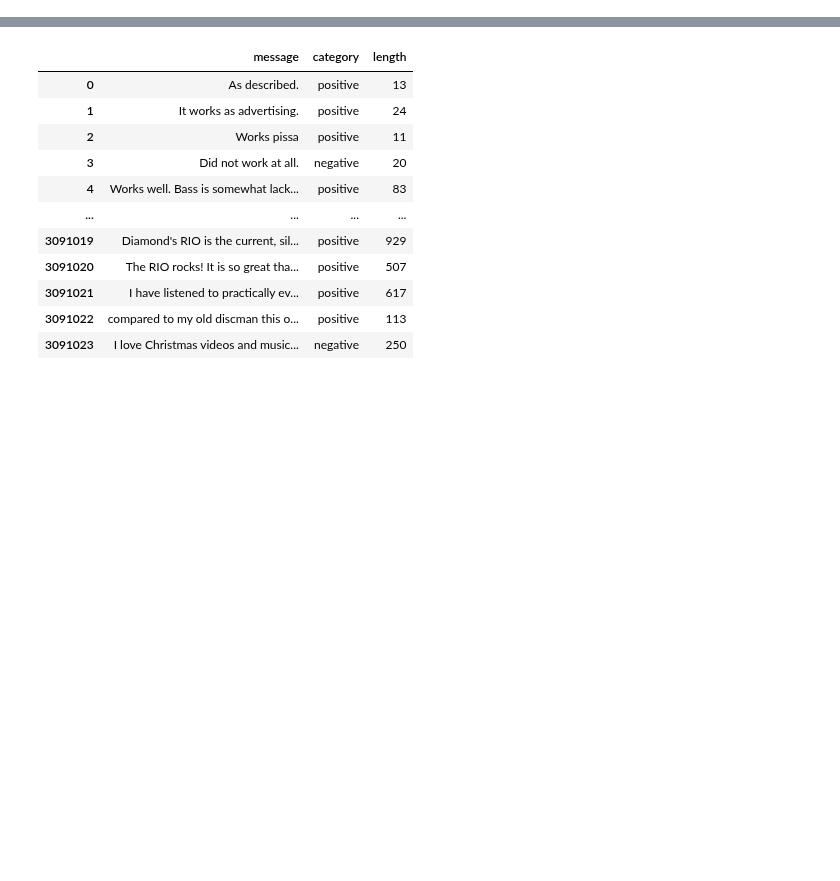
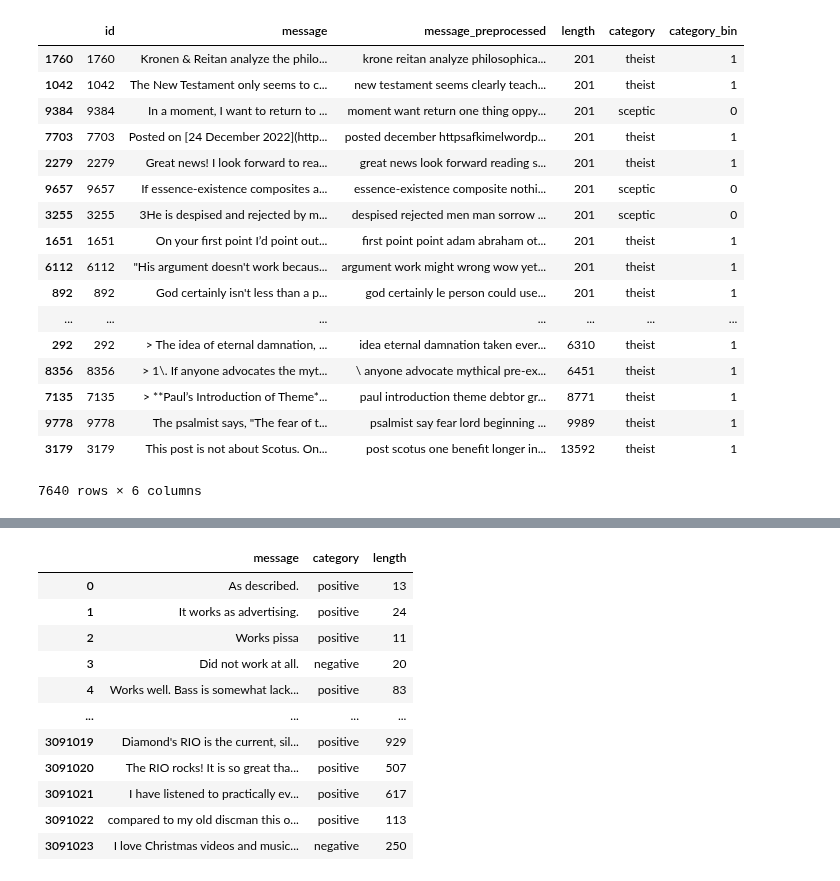
Before and after one commit to lolodino77/classification_texte_articles, a Jupyter notebook: sources/create_dataset/preprocess_kaggle_data.ipynb, the cells around one changed output, grey strips where cells are left out. Cells and saved outputs as stored; diff of their text form; code cells hidden in the pictures; blank space fills up the shorter version.

```diff
--- a/sources/create_dataset/preprocess_kaggle_data.ipynb
+++ b/sources/create_dataset/preprocess_kaggle_data.ipynb
@@ -2,3 +2,33 @@
 import pandas as pd
 import numpy as np
 pd.set_option('display.max_colwidth', 800)
+# %%
+df = pd.read_csv(r"C:\Users\eupho\OneDrive\Documents\perso\projets\classification_texte_articles\data\input\merged_corpus\corpus_sceptic_theist.csv")
+# df.query("category == 'sceptic'")
+df = df[['id', 'message', 'message_preprocessed', 'length', 'category', 'category_bin']]
+df.sort_values("length", inplace=True)
+df = df.query("length > 200")
+pd.set_option('display.max_colwidth', 800)
+pd.set_option('display.min_rows', 50)
+pd.set_option('display.max_rows', 50)
+# pd.set_option('display.max_rows', None)
+df
+# %% [output]
+|  | id | message | message_preprocessed | length | category | category_bin |
+| 1760 | 1760 | Kronen & Reitan analyze the philo... | krone reitan analyze philosophica... | 201 | theist | 1 |
+| 1042 | 1042 | The New Testament only seems to c... | new testament seems clearly teach... | 201 | theist | 1 |
+| 9384 | 9384 | In a moment, I want to return to ... | moment want return one thing oppy... | 201 | sceptic | 0 |
+| 7703 | 7703 | Posted on [24 December 2022](http... | posted december httpsafkimelwordp... | 201 | theist | 1 |
+| 2279 | 2279 | Great news! I look forward to rea... | great news look forward reading s... | 201 | theist | 1 |
+| 9657 | 9657 | If essence-existence composites a... | essence-existence composite nothi... | 201 | sceptic | 0 |
+| 3255 | 3255 | 3He is despised and rejected by m... | despised rejected men man sorrow ... | 201 | sceptic | 0 |
+| 1651 | 1651 | On your first point I’d point out... | first point point adam abraham ot... | 201 | theist | 1 |
+| 6112 | 6112 | "His argument doesn't work becaus... | argument work might wrong wow yet... | 201 | theist | 1 |
+| 892 | 892 | God certainly isn't less than a p... | god certainly le person could use... | 201 | theist | 1 |
+| ... | ... | ... | ... | ... | ... | ... |
+| 292 | 292 | > The idea of eternal damnation, ... | idea eternal damnation taken ever... | 6310 | theist | 1 |
+| 8356 | 8356 | > 1\. If anyone advocates the myt... | \ anyone advocate mythical pre-ex... | 6451 | theist | 1 |
+| 7135 | 7135 | > **Paul’s Introduction of Theme*... | paul introduction theme debtor gr... | 8771 | theist | 1 |
+| 9778 | 9778 | The psalmist says, "The fear of t... | psalmist say fear lord beginning ... | 9989 | theist | 1 |
+| 3179 | 3179 | This post is not about Scotus. On... | post scotus one benefit longer in... | 13592 | theist | 1 |
+7640 rows × 6 columns
```
Also changed, not shown: parts of 3 cells of this notebook, 54 other files.
